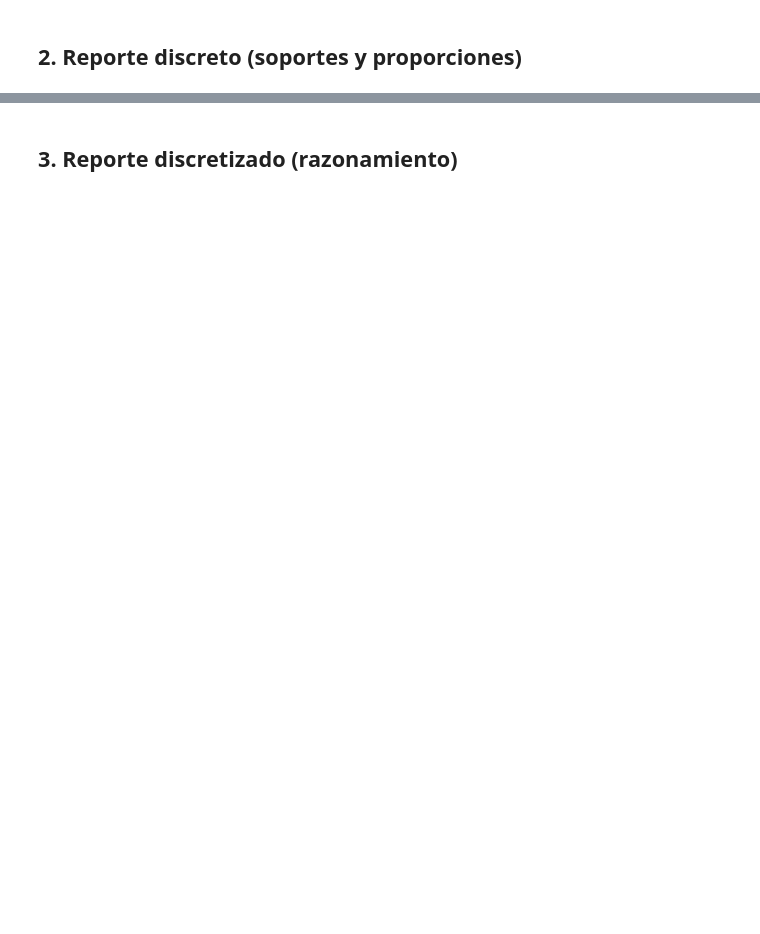
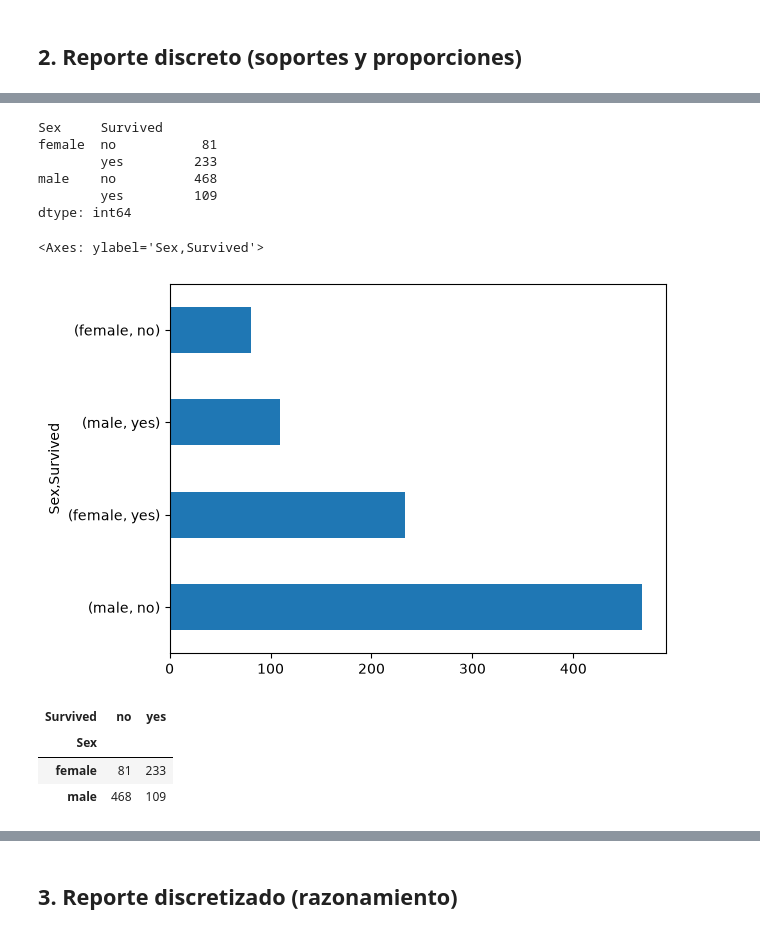
Before and after one commit to dragonnomada/diplomado-ia-asa, a Jupyter notebook: m304/libretas/Damian304.ipynb, the cells around one changed output, grey strips where cells are left out. Cells and saved outputs as stored; diff of their text form; code cells hidden in the pictures; blank space fills up the shorter version.

```diff
--- a/m304/libretas/Damian304.ipynb
+++ b/m304/libretas/Damian304.ipynb
@@ -226,2 +532,16 @@ pd.DataFrame([c4_q20, c4]).T.groupby("Fare P20").agg({
 # %% [markdown]
 ## 2. Reporte discreto (soportes y proporciones)
+# %%
+x1 = c1
+x2 = c2
+x3 = c3
+x4 = c5
+x5 = c6
+x6 = pd.qcut(c4, q=[0, 0.1, 0.45, 0.6, 0.65, 0.8, 1], labels=[f"fare-{g}" for g in np.arange(1, 7)])
+x7 = pd.qcut(c7, q=[0, 0.15, 0.35, 0.66, 0.8, 1], labels=[f"age-{g}" for g in np.arange(1, 6)])
+x8 = pd.cut(c8, bins=[-1, 0.5, 1.5, 2.5, c8.max()], labels=[f"famh-{g}" for g in np.arange(0, 4)])
+x9 = pd.cut(c9, bins=[-1, 0.5, 1.5, 2.5, c9.max()], labels=[f"famv-{g}" for g in np.arange(0, 4)])
+
+X = pd.DataFrame([x1, x2, x3, x4, x5, x6, x7, x8, x9]).T
+
+X
@@ -227,0 +562,27 @@ pd.DataFrame([c4_q20, c4]).T.groupby("Fare P20").agg({
+# %%
+# 1-Característica vs Respuesta (Probabilidad simple)
+
+# Formato largo -> Índice combina todas las posibilidades
+X[["Sex", "Survived"]].groupby(["Sex", "Survived"]).size() # Soportes
+# %% [output]
+Sex     Survived
+female  no           81
+        yes         233
+male    no          468
+        yes         109
+dtype: int64
+# %%
+X[["Sex", "Survived"]].groupby(["Sex", "Survived"]).size().sort_values(ascending=False).plot.barh()
+# %% [output]
+<Axes: ylabel='Sex,Survived'>
+[figure, added]
+# %%
+# Formato ancho -> Desglosa las combinaciones de la última variable (Survived)
+M = X[["Sex", "Survived"]].groupby(["Sex", "Survived"]).size().unstack()
+
+M
+# %% [output]
+| Survived | no | yes |
+| Sex |  |  |
+| female | 81 | 233 |
+| male | 468 | 109 |
```
Also changed, not shown: parts of 50 cells of this notebook, 10 other files.
